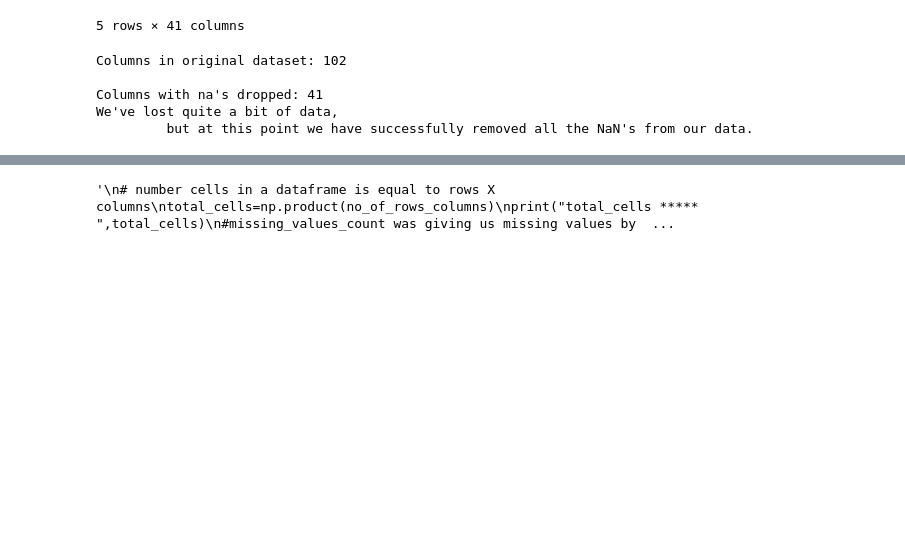
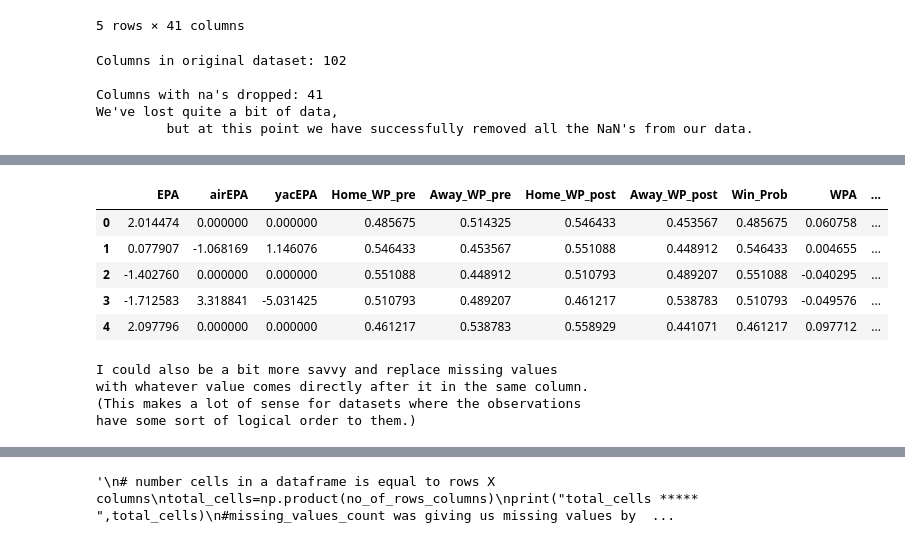
Before and after one commit to smjhassan82/Kaggle-datacleaning, a Jupyter notebook: missing-values.ipynb, the cells around one changed output, grey strips where cells are left out. Drawn from its saved outputs; the diff is of its cells as text; code cells hidden in the pictures; blank space fills up the shorter version.

```diff
--- a/missing-values.ipynb
+++ b/missing-values.ipynb
@@ -280,0 +297,27 @@ We've lost quite a bit of data,
+# %%
+'''
+We can use the Panda's fillna() function to fill in missing values in a dataframe for us.
+One option we have is to specify what we want the NaN values to be replaced with.
+Here, I'm saying that I would like to replace all the NaN values with 0.
+'''
+# replace all NA's with 0
+subset_nfl_data.fillna(0)
+# %% [output]
+|  | EPA | airEPA | yacEPA | Home_WP_pre | Away_WP_pre | Home_WP_post | Away_WP_post | Win_Prob | WPA | ... |
+| 0 | 2.014474 | 0.000000 | 0.000000 | 0.485675 | 0.514325 | 0.546433 | 0.453567 | 0.485675 | 0.060758 | ... |
+| 1 | 0.077907 | -1.068169 | 1.146076 | 0.546433 | 0.453567 | 0.551088 | 0.448912 | 0.546433 | 0.004655 | ... |
+| 2 | -1.402760 | 0.000000 | 0.000000 | 0.551088 | 0.448912 | 0.510793 | 0.489207 | 0.551088 | -0.040295 | ... |
+| 3 | -1.712583 | 3.318841 | -5.031425 | 0.510793 | 0.489207 | 0.461217 | 0.538783 | 0.510793 | -0.049576 | ... |
+| 4 | 2.097796 | 0.000000 | 0.000000 | 0.461217 | 0.538783 | 0.558929 | 0.441071 | 0.461217 | 0.097712 | ... |
+# %%
+print('''
+I could also be a bit more savvy and replace missing values
+with whatever value comes directly after it in the same column.
+(This makes a lot of sense for datasets where the observations
+have some sort of logical order to them.)
+''')
+# %% [output]
+I could also be a bit more savvy and replace missing values
+with whatever value comes directly after it in the same column.
+(This makes a lot of sense for datasets where the observations
+have some sort of logical order to them.)
```
Also changed, not shown: parts of 3 cells of this notebook.
